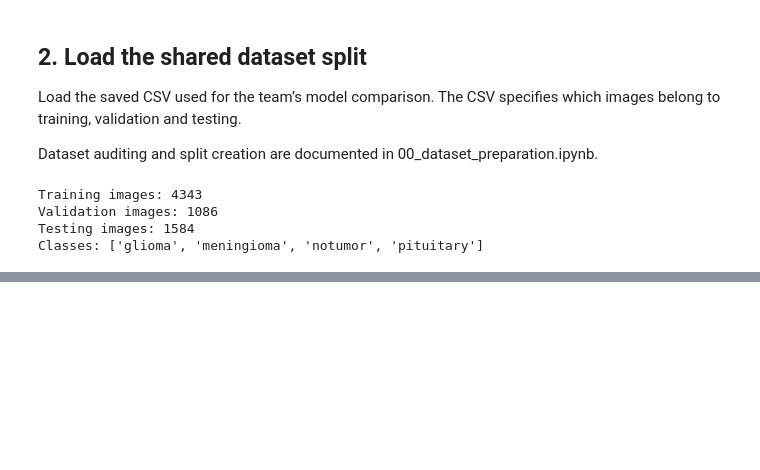
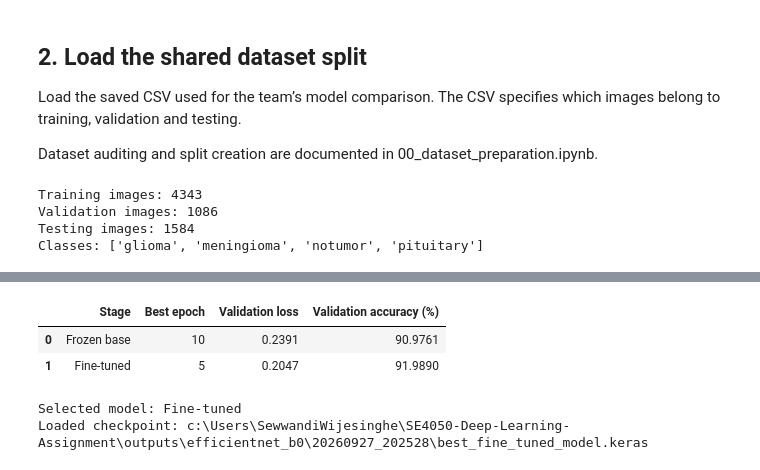
Before and after one commit to Dissa2003/SE4050-Deep-Learning-Assignment, a Jupyter notebook: notebooks/04_efficientnet_b0.ipynb, the cells around one changed output, grey strips where cells are left out. Drawn from its saved outputs; the diff is of its cells as text; code cells hidden in the pictures; blank space fills up the shorter version.

```diff
--- a/notebooks/04_efficientnet_b0.ipynb
+++ b/notebooks/04_efficientnet_b0.ipynb
@@ -57,0 +580,54 @@ Classes: ['glioma', 'meningioma', 'notumor', 'pituitary']
+# %%
+# Find the best epoch in each stage using validation loss.
+head_results = pd.DataFrame(history_head.history)
+fine_results = pd.DataFrame(history_fine.history)
+
+head_best = head_results["val_loss"].idxmin()
+fine_best = fine_results["val_loss"].idxmin()
+
+comparison_df = pd.DataFrame([
+    {
+        "Stage": "Frozen base",
+        "Best epoch": int(head_best) + 1,
+        "Validation loss": head_results.loc[head_best, "val_loss"],
+        "Validation accuracy (%)":
+            head_results.loc[head_best, "val_accuracy"] * 100,
+    },
+    {
+        "Stage": "Fine-tuned",
+        "Best epoch": int(fine_best) + 1,
+        "Validation loss": fine_results.loc[fine_best, "val_loss"],
+        "Validation accuracy (%)":
+            fine_results.loc[fine_best, "val_accuracy"] * 100,
+    },
+])
+
+display(comparison_df.round(4))
+
+# Choose the checkpoint using validation results only.
+if (
+    fine_results.loc[fine_best, "val_loss"]
+    < head_results.loc[head_best, "val_loss"]
+):
+    selected_checkpoint = fine_checkpoint_path
+    selected_stage = "Fine-tuned"
+else:
+    selected_checkpoint = checkpoint_path
+    selected_stage = "Frozen base"
+
+final_model = tf.keras.models.load_model(str(selected_checkpoint))
+
+# Save the comparison for the report.
+comparison_df.to_csv(
+    run_dir / "training_stage_comparison.csv",
+    index=False,
+)
+
+print("Selected model:", selected_stage)
+print("Loaded checkpoint:", selected_checkpoint)
+# %% [output]
+|  | Stage | Best epoch | Validation loss | Validation accuracy (%) |
+| 0 | Frozen base | 10 | 0.2391 | 90.9761 |
+| 1 | Fine-tuned | 5 | 0.2047 | 91.9890 |
+Selected model: Fine-tuned
+Loaded checkpoint: c:\Users\SewwandiWijesinghe\SE4050-Deep-Learning-Assignment\outputs\efficientnet_b0\20260927_202528\best_fine_tuned_model.keras
```
Also changed, not shown: parts of 19 cells of this notebook, 1 other file.
